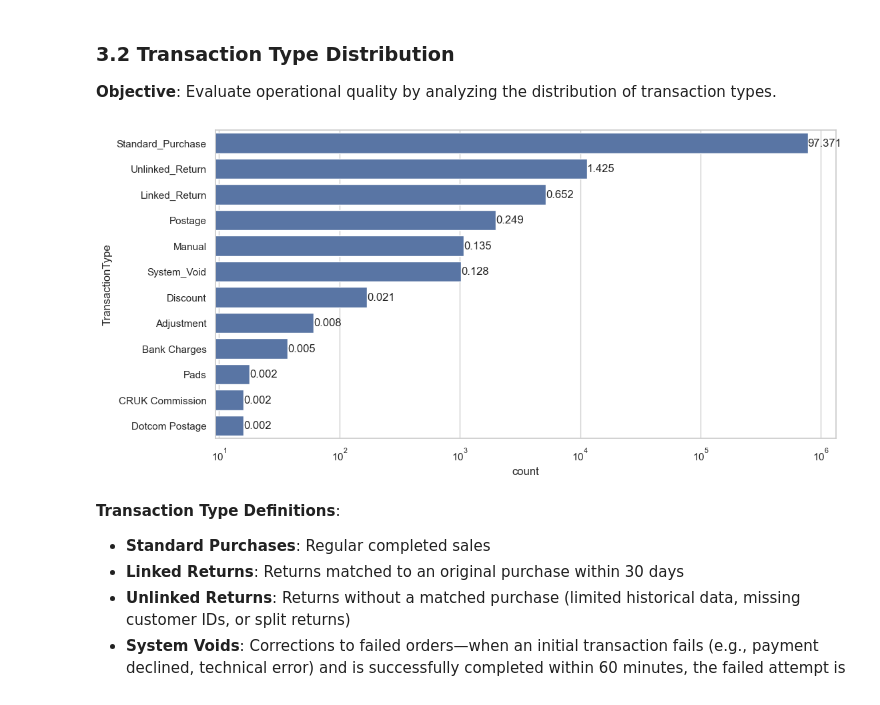
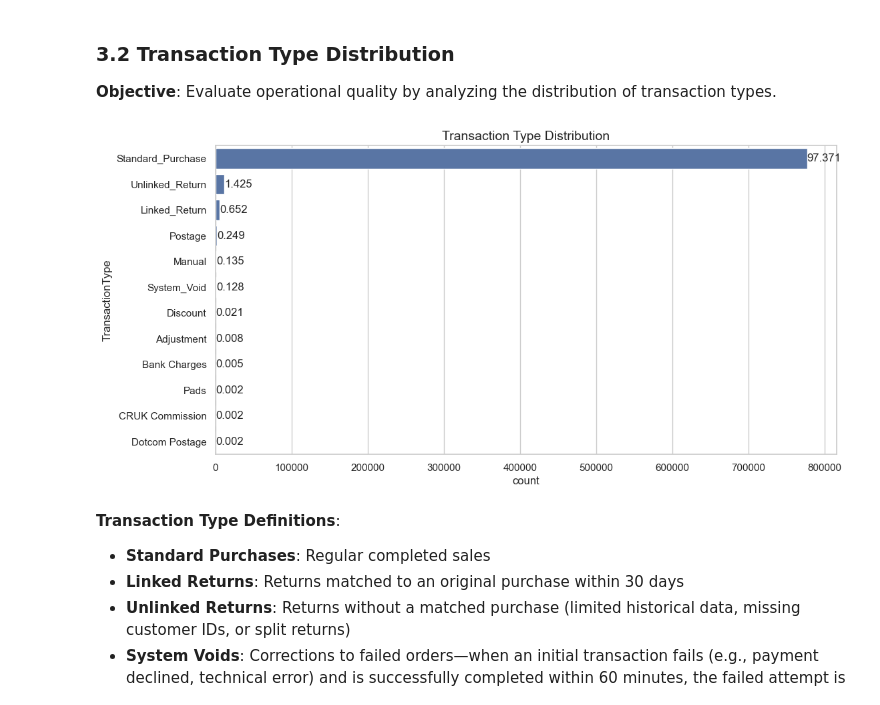
Before and after one commit to stefanobrusadelli/customer-churn-prediction, a Jupyter notebook: notebook/02_eda.ipynb, the cells around one changed output. Saved outputs shown, nothing was run; the diff lists cells and outputs as text; code cells hidden in the pictures.

```diff
--- a/notebook/02_eda.ipynb
+++ b/notebook/02_eda.ipynb
@@ -102,16 +110,17 @@ The business shows strong Q4 seasonality with revenue peaking in November. Janua
 # %%
 transaction_counts = retail_df['TransactionType'].value_counts(normalize=True)
 transaction_percentages = round(transaction_counts * 100, 3)
 ax = sns.countplot(
     data=retail_df,
     y='TransactionType',
     order=transaction_counts.index
 )
-plt.xscale('log')
 ax.bar_label(container=ax.containers[0], labels=transaction_percentages)
+
+plt.title('Transaction Type Distribution')
 plt.show()
 # %% [output]
-[figure, old version]
+[figure, new version]
 # %% [markdown]
 **Transaction Type Definitions**:
 - **Standard Purchases**: Regular completed sales
```
Also changed, not shown: parts of 48 cells of this notebook.
